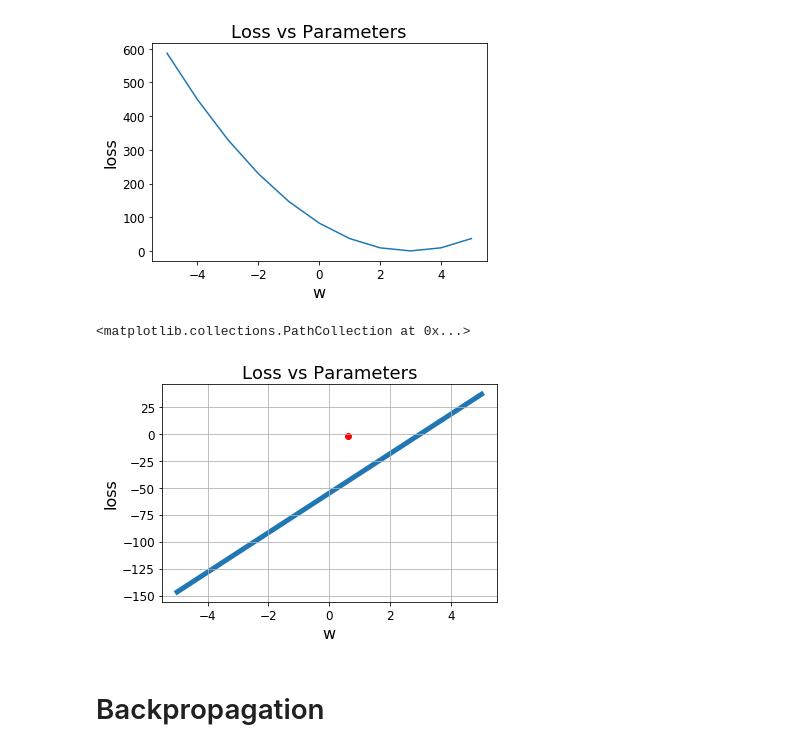
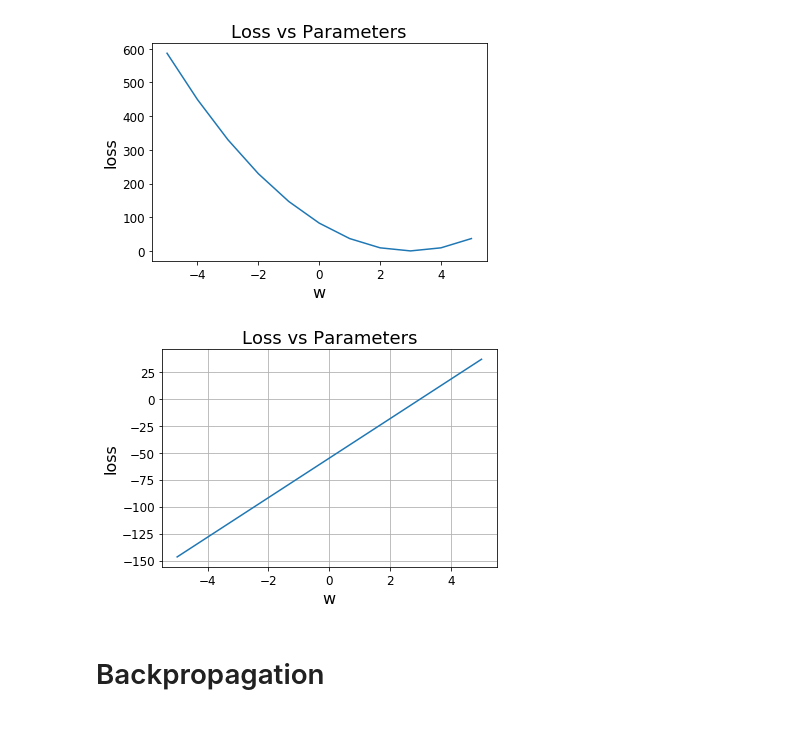
Before and after one commit to KinWaiCheuk/Learning, a Jupyter notebook: GradientDescent/Linear Regression Step by Step analysis.ipynb, the cells around one changed output. Drawn from its saved outputs; the diff is of its cells as text; code cells hidden in the pictures.

```diff
--- a/GradientDescent/Linear Regression Step by Step analysis.ipynb
+++ b/GradientDescent/Linear Regression Step by Step analysis.ipynb
@@ -32,15 +32,13 @@ plt.ylabel('loss', fontsize=16)
 Text(0, 0.5, 'loss')
 [figure]
 # %%
-plt.plot(w_range.detach().numpy(), w_range.grad.numpy(), linewidth=5, zorder=-1)
+plt.plot(w_range.detach().numpy(), w_range.grad.numpy())
 plt.title("Loss vs Parameters", fontsize=18)
 plt.tick_params(axis='both', labelsize=12)
 plt.xlabel('w', fontsize=16)
 plt.ylabel('loss', fontsize=16)
 plt.grid(True)
-plt.scatter(0.62294,-2.3771, c='red')
 # %% [output]
-<matplotlib.collections.PathCollection at 0x...>
-[figure, old version]
+[figure, new version]
 # %% [markdown]
 # Backpropagation
```
Also changed, not shown: parts of 15 cells of this notebook.
